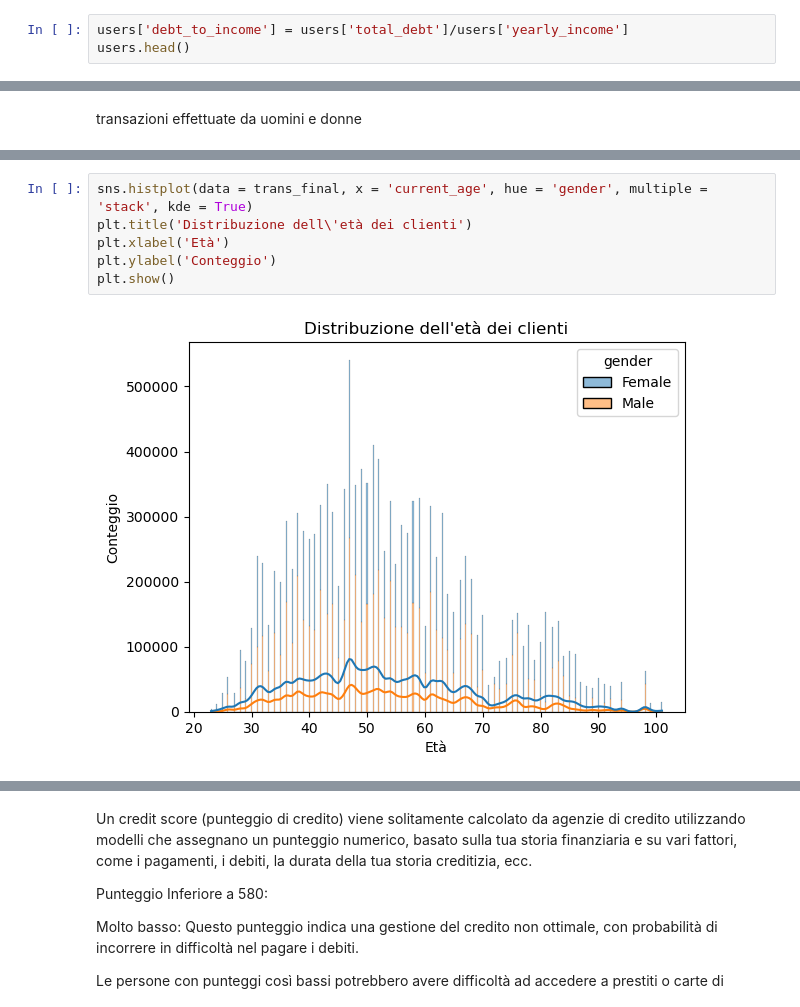
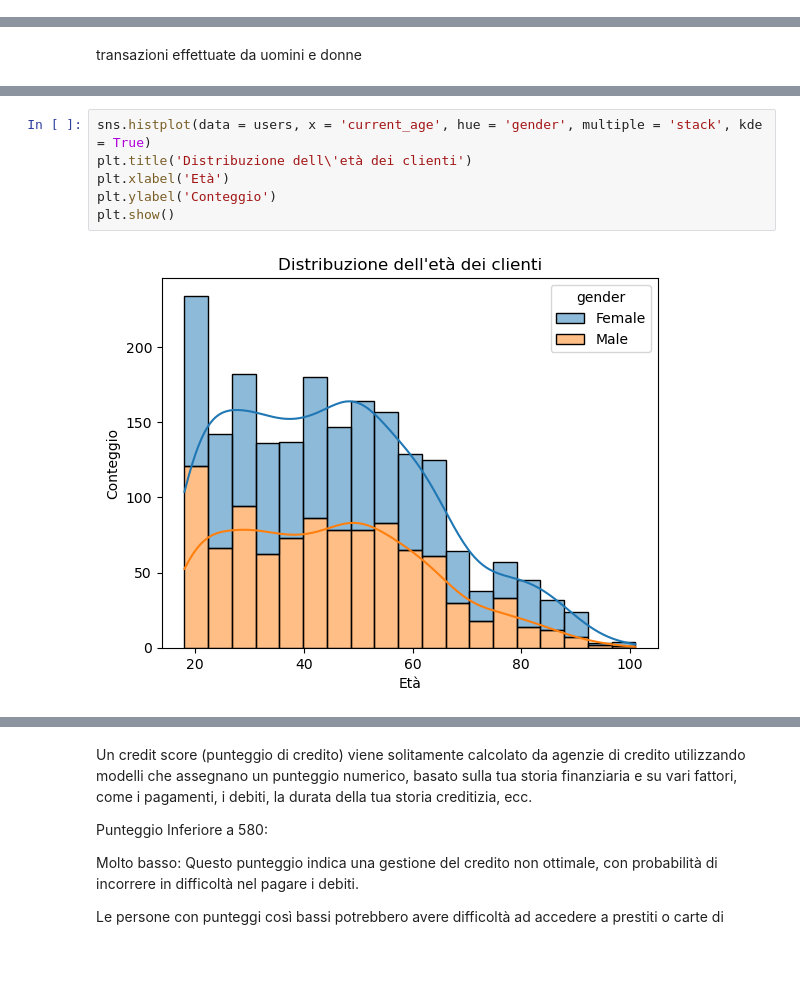
Before and after one commit to AlessandroPieragostini/Data-Science, a Jupyter notebook: data_science_cluster_class.ipynb, the cells around one changed output, grey strips where cells are left out. Saved outputs shown, nothing was run; the diff lists cells and outputs as text; blank space fills up the shorter version.

```diff
--- a/data_science_cluster_class.ipynb
+++ b/data_science_cluster_class.ipynb
@@ -379,3 +378,0 @@ calcolo del rapporto debito/reddito, trovando l'indice debt to income ratio, uti
-# %%
-users['debt_to_income'] = users['total_debt']/users['yearly_income']
-users.head()
@@ -598,9 +616,9 @@ print(gender_count)
 # %%
-sns.histplot(data = trans_final, x = 'current_age', hue = 'gender', multiple = 'stack', kde = True)
+sns.histplot(data = users, x = 'current_age', hue = 'gender', multiple = 'stack', kde = True)
 plt.title('Distribuzione dell\'età dei clienti')
 plt.xlabel('Età')
 plt.ylabel('Conteggio')
 plt.show()
 # %% [output]
-[figure, old version]
+[figure, new version]
 # %%
```
Also changed, not shown: parts of 14 cells of this notebook.
